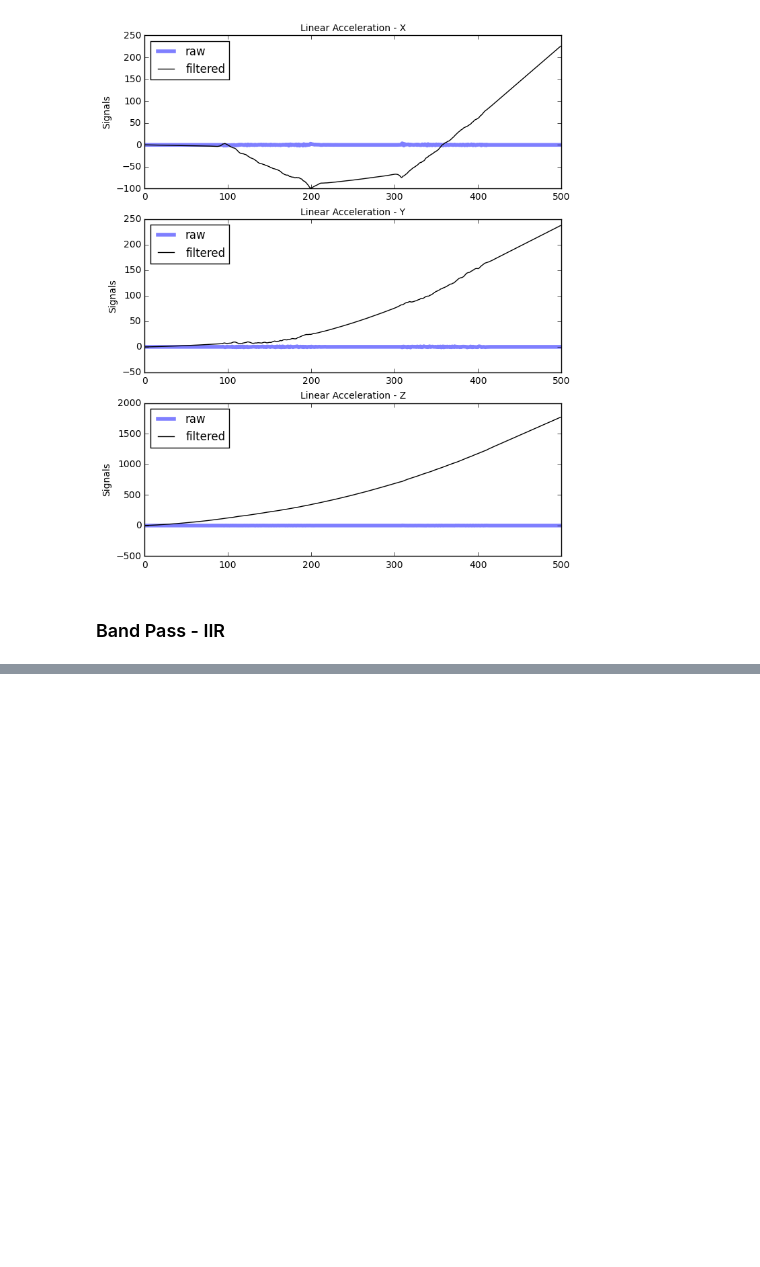
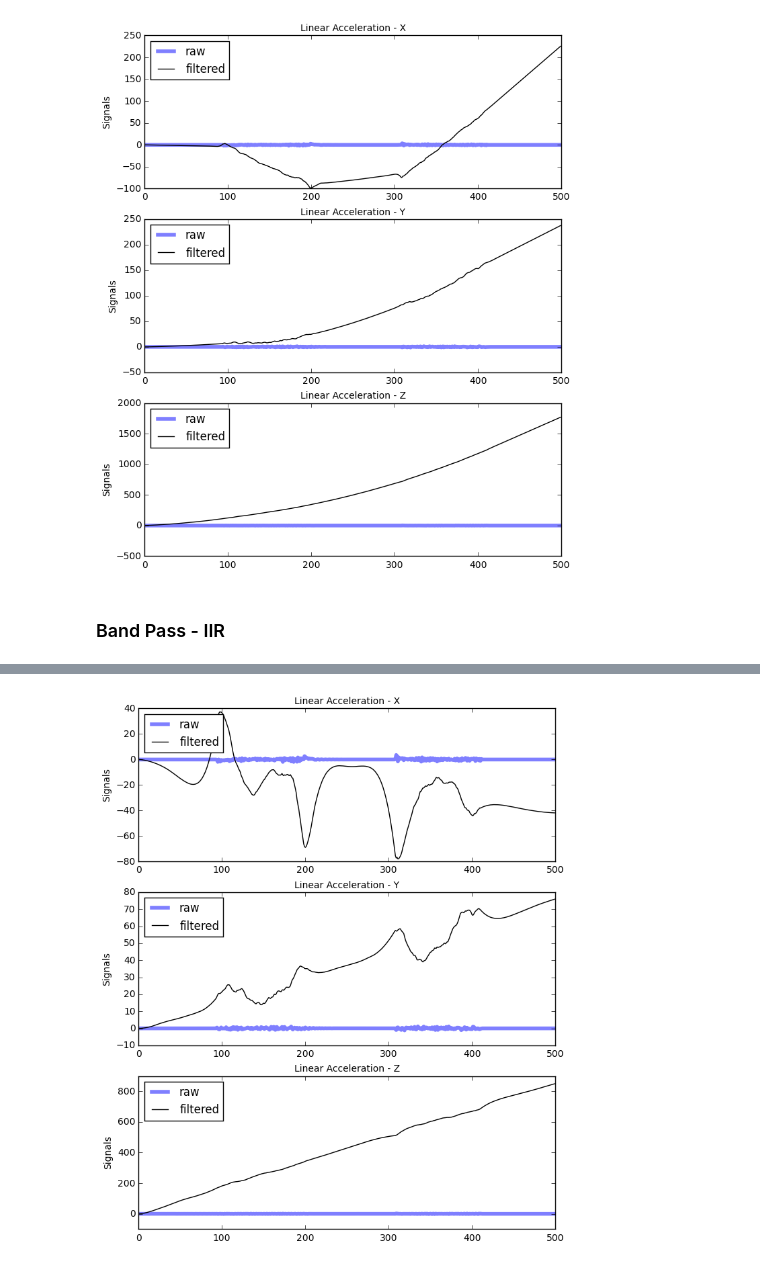
Before and after one commit to Nanigans/nanibot, a Jupyter notebook: sandboxes/ipython_notebooks/imu_data_filtering_sandbox_1.ipynb, the cells around one changed output, grey strips where cells are left out. Saved outputs shown, nothing was run; the diff lists cells and outputs as text; code cells hidden in the pictures; blank space fills up the shorter version.

```diff
--- a/sandboxes/ipython_notebooks/imu_data_filtering_sandbox_1.ipynb
+++ b/sandboxes/ipython_notebooks/imu_data_filtering_sandbox_1.ipynb
@@ -183,0 +195,6 @@ plot_raw_and_processed_data(raw_data,filtered_data=filtered_data,y1lim=None,y2li
+# %%
+plot_raw_and_processed_data(
+    raw_data,
+    filtered_data=filtered_data.cumsum().cumsum())
+# %% [output]
+[figure, added]
```
Also changed, not shown: parts of 6 cells of this notebook.
